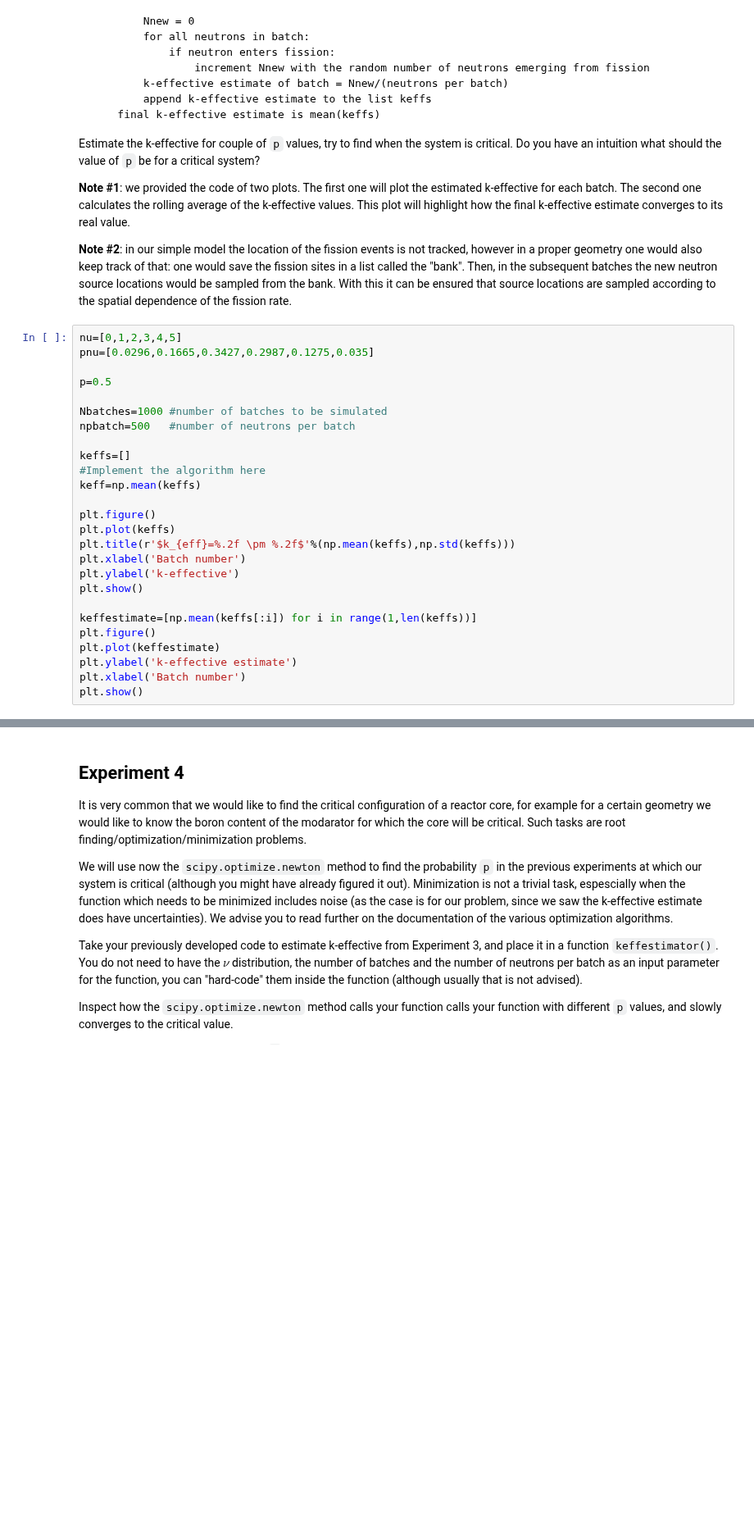
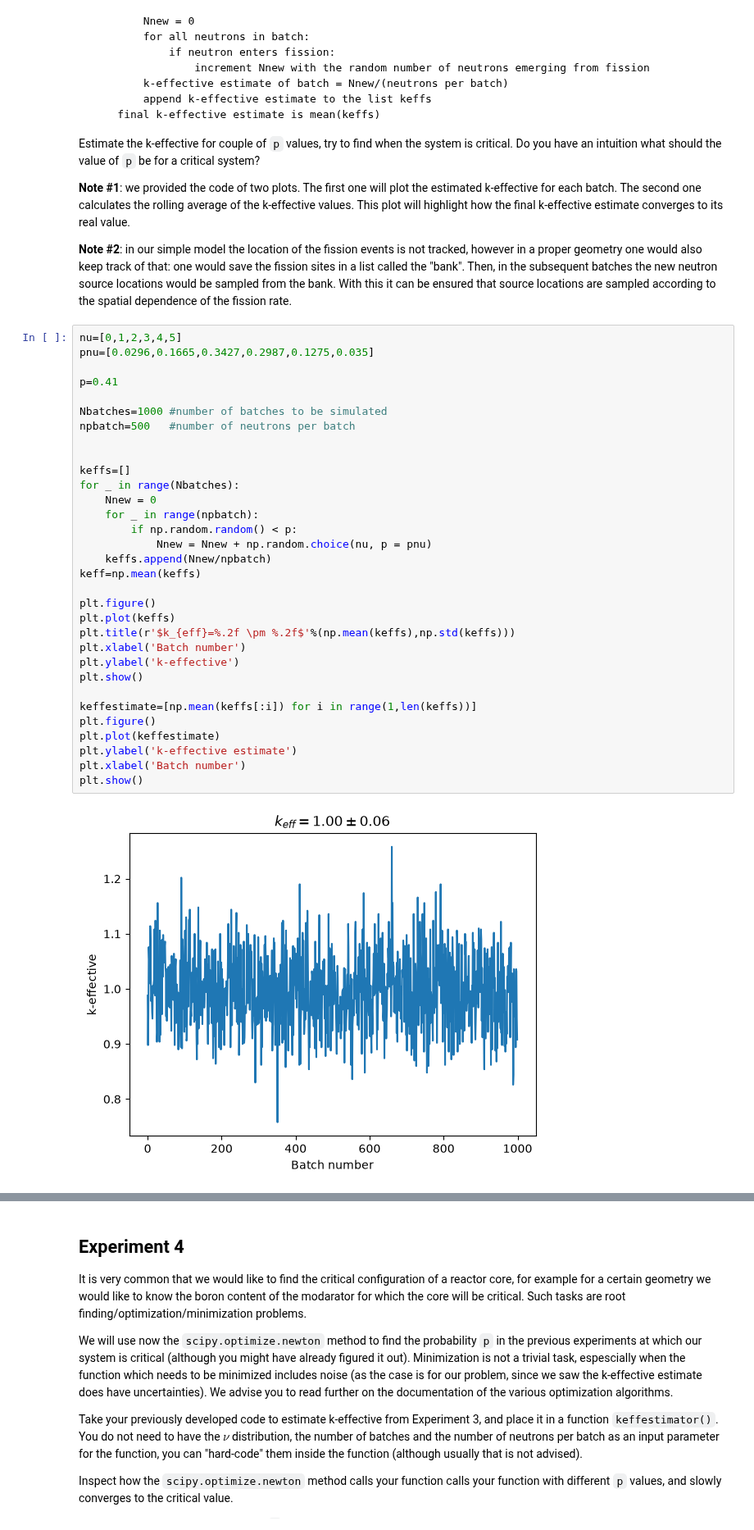
Before and after one commit to Ben0-0/IAEA_Reactor-Physics, a Jupyter notebook: Datalabs/Datalab05/5a-FissionTrees.ipynb, the cells around one changed output, grey strips where cells are left out. Shown at 82% size. Saved outputs shown, nothing was run; the diff lists cells and outputs as text; blank space fills up the shorter version.

```diff
--- a/Datalabs/Datalab05/5a-FissionTrees.ipynb
+++ b/Datalabs/Datalab05/5a-FissionTrees.ipynb
@@ -205,26 +205,34 @@ Estimate the k-effective for couple of `p` values, try to find when the system i
 # %%
 nu=[0,1,2,3,4,5]
 pnu=[0.0296,0.1665,0.3427,0.2987,0.1275,0.035]
 
-p=0.5
+p=0.41
 
 Nbatches=1000 #number of batches to be simulated
 npbatch=500   #number of neutrons per batch
 
+
 keffs=[]
-#Implement the algorithm here
+for _ in range(Nbatches):
+    Nnew = 0
+    for _ in range(npbatch):
+        if np.random.random() < p:
+            Nnew = Nnew + np.random.choice(nu, p = pnu)
+    keffs.append(Nnew/npbatch)
 keff=np.mean(keffs)
 
 plt.figure()
 plt.plot(keffs)
 plt.title(r'$k_{eff}=%.2f \pm %.2f$'%(np.mean(keffs),np.std(keffs)))
 plt.xlabel('Batch number')
 plt.ylabel('k-effective')
 plt.show()
 
 keffestimate=[np.mean(keffs[:i]) for i in range(1,len(keffs))]
 plt.figure()
 plt.plot(keffestimate)
 plt.ylabel('k-effective estimate')
 plt.xlabel('Batch number')
 plt.show()
+# %% [output]
+[figure, added]
```
Also changed, not shown: parts of 3 cells of this notebook, 3 other files.
